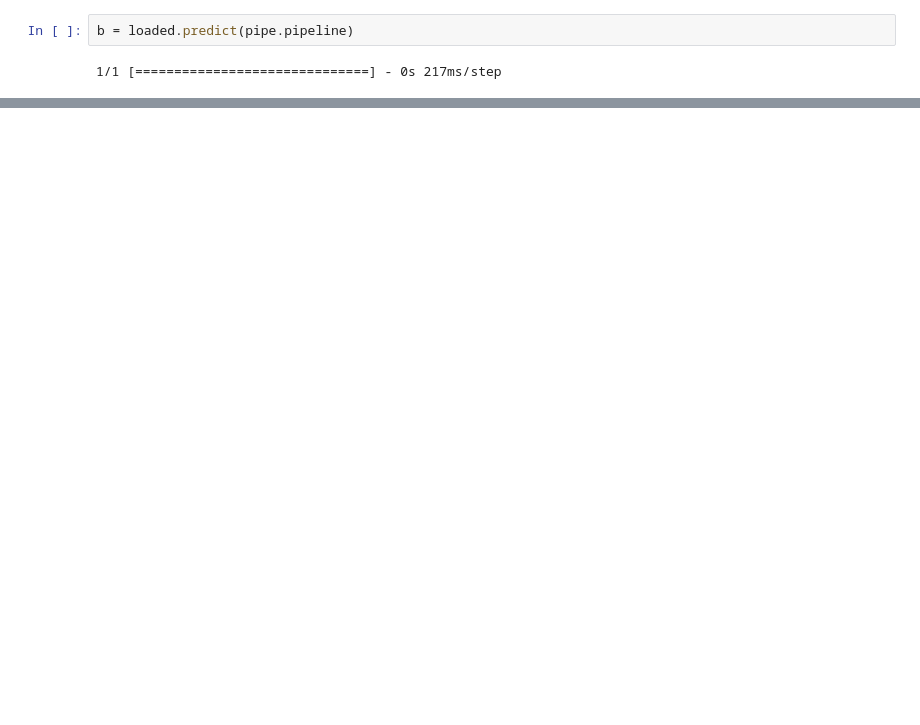
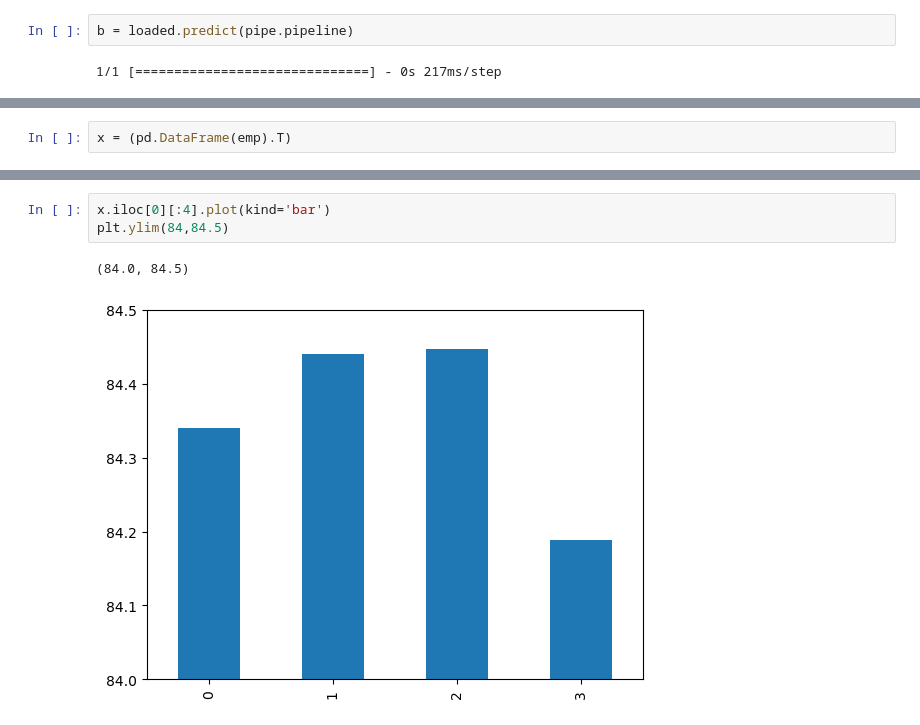
Before and after one commit to yehandineth/RCT-Structuring-model, a Jupyter notebook: experiment.ipynb, the cells around one changed output, grey strips where cells are left out. Drawn from its saved outputs; the diff is of its cells as text; blank space fills up the shorter version.

```diff
--- a/experiment.ipynb
+++ b/experiment.ipynb
@@ -90,0 +69,2 @@ array([[False, False, False, False, False],
+# %%
+x = (pd.DataFrame(emp).T)
@@ -90,0 +79,6 @@ array([[False, False, False, False, False],
+# %%
+x.iloc[0][:4].plot(kind='bar')
+plt.ylim(84,84.5)
+# %% [output]
+(84.0, 84.5)
+[figure, added]
```
Also changed, not shown: parts of 28 cells of this notebook, 12 other files.
